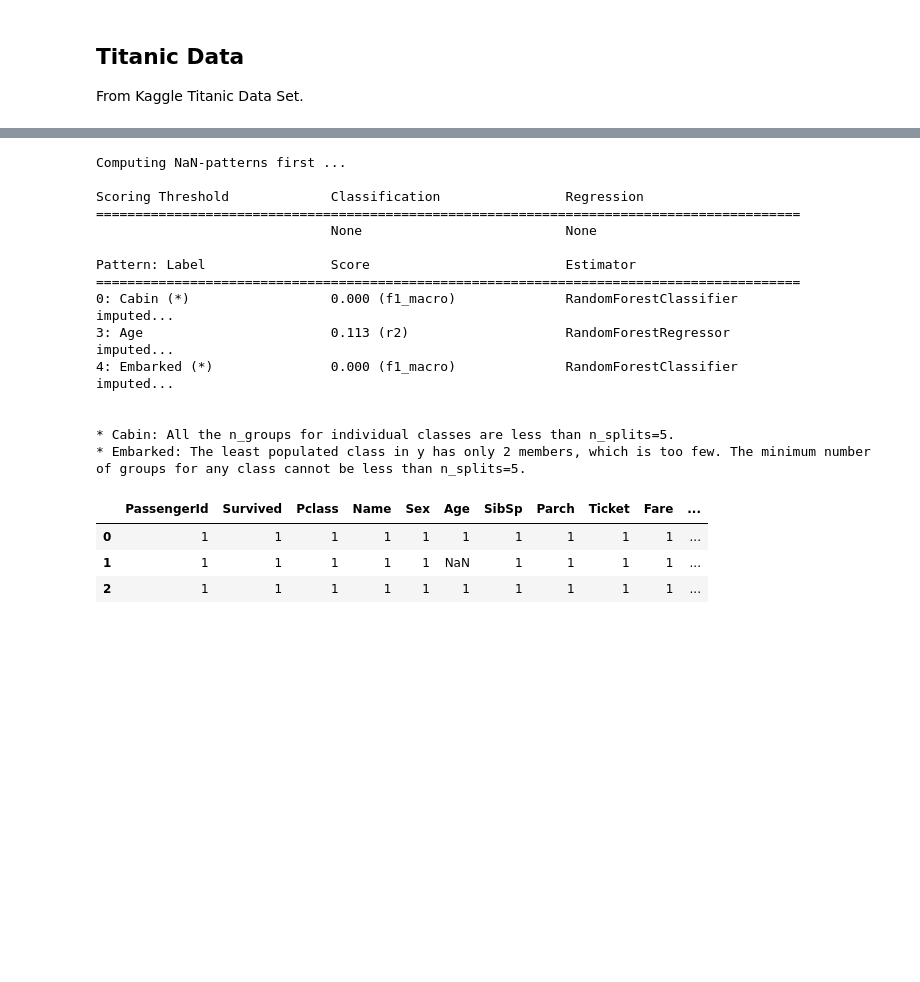
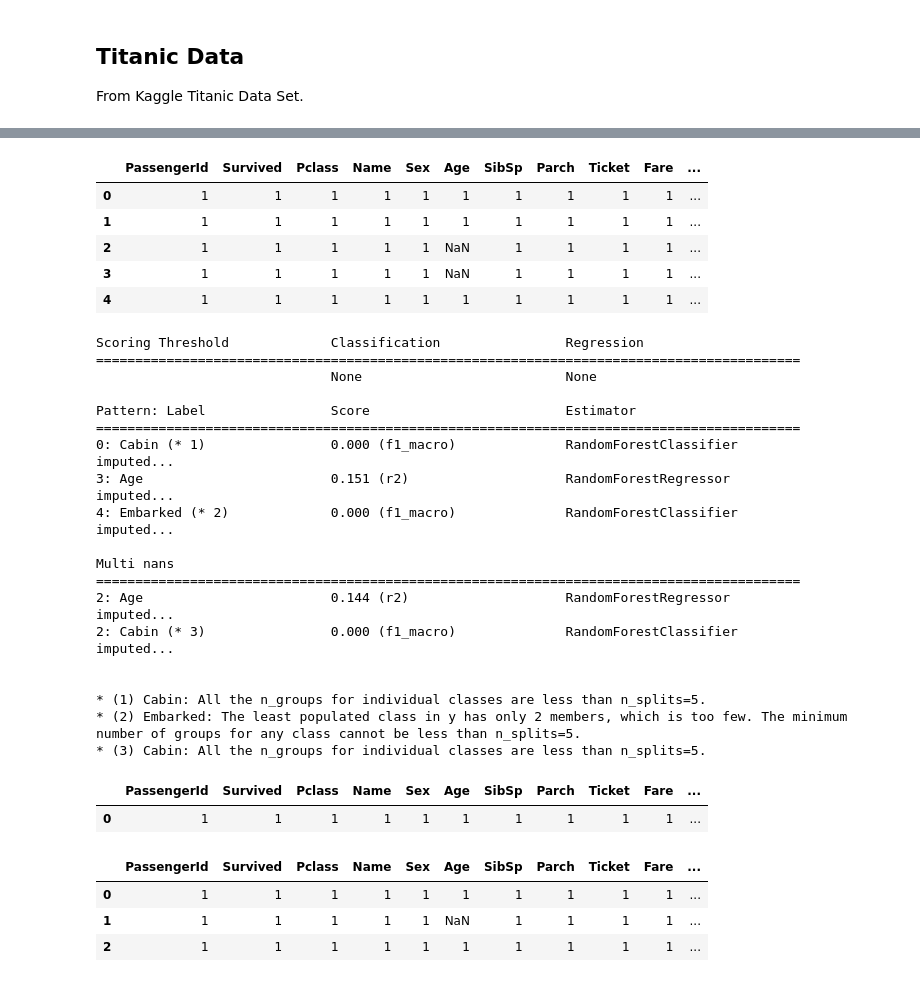
Before and after one commit to andirs/impyte, a Jupyter notebook: testing_py3.ipynb, the cells around one changed output, grey strips where cells are left out. Drawn from its saved outputs; the diff is of its cells as text; code cells hidden in the pictures; blank space fills up the shorter version.

```diff
--- a/testing_py3.ipynb
+++ b/testing_py3.ipynb
@@ -24,24 +24,43 @@ titanic.head()
 | 2 | 3 | 1 | 3 | Heikkinen, Miss. Laina | female | 26.0 | 0 | 0 | STON/O2. 3101282 | 7.9250 | ... |
 | 3 | 4 | 1 | 1 | Futrelle, Mrs. Jacques Heath (Lil... | female | 35.0 | 1 | 0 | 113803 | 53.1000 | ... |
 | 4 | 5 | 0 | 3 | Allen, Mr. William Henry | male | 35.0 | 0 | 0 | 373450 | 8.0500 | ... |
+# %%
+imp.pattern()
+# %% [output]
+|  | PassengerId | Survived | Pclass | Name | Sex | Age | SibSp | Parch | Ticket | Fare | ... |
+| 0 | 1 | 1 | 1 | 1 | 1 | 1 | 1 | 1 | 1 | 1 | ... |
+| 1 | 1 | 1 | 1 | 1 | 1 | 1 | 1 | 1 | 1 | 1 | ... |
+| 2 | 1 | 1 | 1 | 1 | 1 | NaN | 1 | 1 | 1 | 1 | ... |
+| 3 | 1 | 1 | 1 | 1 | 1 | NaN | 1 | 1 | 1 | 1 | ... |
+| 4 | 1 | 1 | 1 | 1 | 1 | 1 | 1 | 1 | 1 | 1 | ... |
 # %%
-_ = imp.impute(verbose=True)
+ret = imp.impute(verbose=True, multi_nans=True)
 # %% [output]
-Computing NaN-patterns first ...
-
 Scoring Threshold             Classification                Regression
 ==========================================================================================
                               None                          None
 
 Pattern: Label                Score                         Estimator
 ==========================================================================================
-0: Cabin (*)                  0.000 (f1_macro)              RandomForestClassifier          imputed...
-3: Age                        0.113 (r2)                    RandomForestRegressor           imputed...
-4: Embarked (*)               0.000 (f1_macro)              RandomForestClassifier          imputed...
+0: Cabin (* 1)                0.000 (f1_macro)              RandomForestClassifier          imputed...
+3: Age                        0.151 (r2)                    RandomForestRegressor           imputed...
+4: Embarked (* 2)             0.000 (f1_macro)              RandomForestClassifier          imputed...
+
+Multi nans
+==========================================================================================
+2: Age                        0.144 (r2)                    RandomForestRegressor           imputed...
+2: Cabin (* 3)                0.000 (f1_macro)              RandomForestClassifier          imputed...
 
 
-* Cabin: All the n_groups for individual classes are less than n_splits=5.
-* Embarked: The least populated class in y has only 2 members, which is too few. The minimum number of groups for any class cannot be less than n_splits=5.
+* (1) Cabin: All the n_groups for individual classes are less than n_splits=5.
+* (2) Embarked: The least populated class in y has only 2 members, which is too few. The minimum number of groups for any class cannot be less than n_splits=5.
+* (3) Cabin: All the n_groups for individual classes are less than n_splits=5.
+# %%
+imp5 = impyte3.Impyter(ret)
+imp5.pattern()
+# %% [output]
+|  | PassengerId | Survived | Pclass | Name | Sex | Age | SibSp | Parch | Ticket | Fare | ... |
+| 0 | 1 | 1 | 1 | 1 | 1 | 1 | 1 | 1 | 1 | 1 | ... |
 # %%
 titanic.drop("Cabin", axis=1, inplace=True)
 # %%
```
Also changed, not shown: parts of 11 cells of this notebook, 1 other file.
